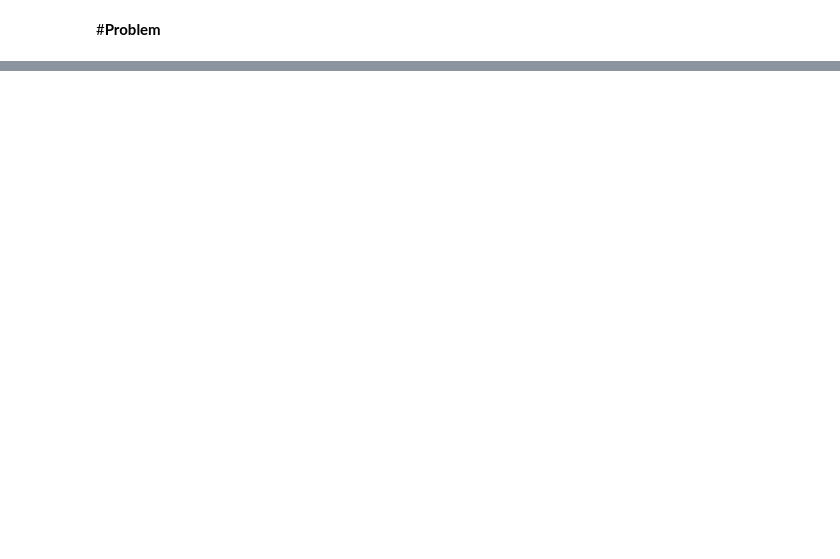
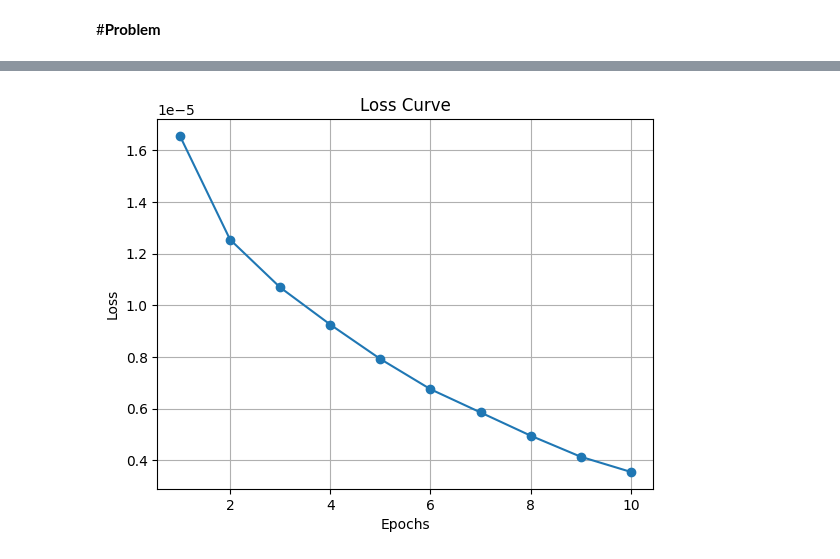
Before and after one commit to DungQuanPhung/Main, a Jupyter notebook: glove.ipynb, the cells around one changed output, grey strips where cells are left out. Cells and saved outputs as stored; diff of their text form; code cells hidden in the pictures; blank space fills up the shorter version.

```diff
--- a/glove.ipynb
+++ b/glove.ipynb
@@ -330,13 +350,13 @@ vocab_size = 100000
 embedding_dim = 100
 
 # Learning rate
-learning_rate = 0.05
+learning_rate = 0.001
 
 # Optimizer - dùng Adam thường hiệu quả hơn SGD
 optimizer_class = optim.Adam  # sẽ được khởi tạo sau với model parameters
 
 # Number of epochs
-num_epochs = 50
+num_epochs = 10
 
 # Batch size
 batch_size = 512
@@ -389,6 +384,8 @@ The pipeline consists of several steps:
 ### START YOUR CODE HERE ###
 device = torch.device("cuda" if torch.cuda.is_available() else "cpu")
 model.to(device)
+loss = torch.tensor([])
+loss_list = loss.tolist()  # Initialize as a Python list to store average loss values
 
 # Bắt đầu quá trình huấn luyện
 for epoch in range(num_epochs):
@@ -396,6 +393,15 @@ for epoch in range(num_epochs):
     batch_count = 0
 
     for input_ids, output_ids, cooc_counts in dataset.get_batches(batch_size):
+        # Convert input_ids and output_ids to lists of integers
+        input_word = [dataset.idx2word[idx.item()] for idx in input_ids]
+        output_word = [dataset.idx2word[idx.item()] for idx in output_ids]
+
+        # Print the words and cooccurrence counts
+        print("Input words:", input_word[:10])
+        print("Output words:", output_word[:10])
+        print("Cooccurrence counts:", cooc_counts[:10])
+
         # Đưa dữ liệu lên thiết bị
         input_ids = input_ids.to(device)
         output_ids = output_ids.to(device)
@@ -419,7 +425,17 @@ for epoch in range(num_epochs):
 
     # In loss trung bình sau mỗi epoch
     avg_loss = total_loss / batch_count
+    loss_list.append(avg_loss)  # Append the average loss to the Python list
     print(f"Epoch {epoch + 1}/{num_epochs}, Loss: {avg_loss}")
 
+# Draw loss curve
+import matplotlib.pyplot as plt
+loss = torch.tensor(loss_list)  # Convert back to a tensor for plotting
+plt.plot(range(1, num_epochs + 1), loss, marker='o')
+plt.title('Loss Curve')
+plt.xlabel('Epochs')
+plt.ylabel('Loss')
+plt.grid()
+plt.show()
 ### END YOUR CODE HERE ####
 # %% [output]
@@ -442,0 +459 @@ Epoch 50/50, Loss: 15.369240045547485
+[figure, added]
```
Also changed, not shown: parts of 4 cells of this notebook.
